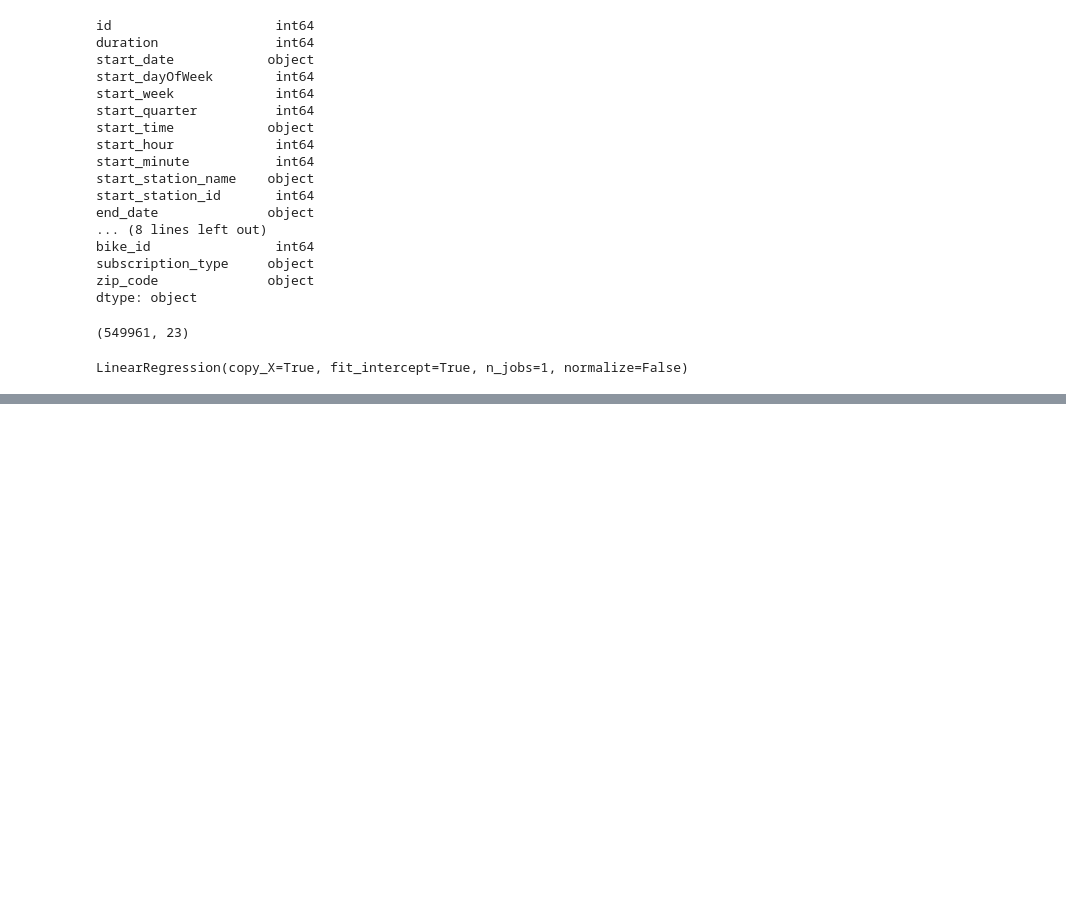
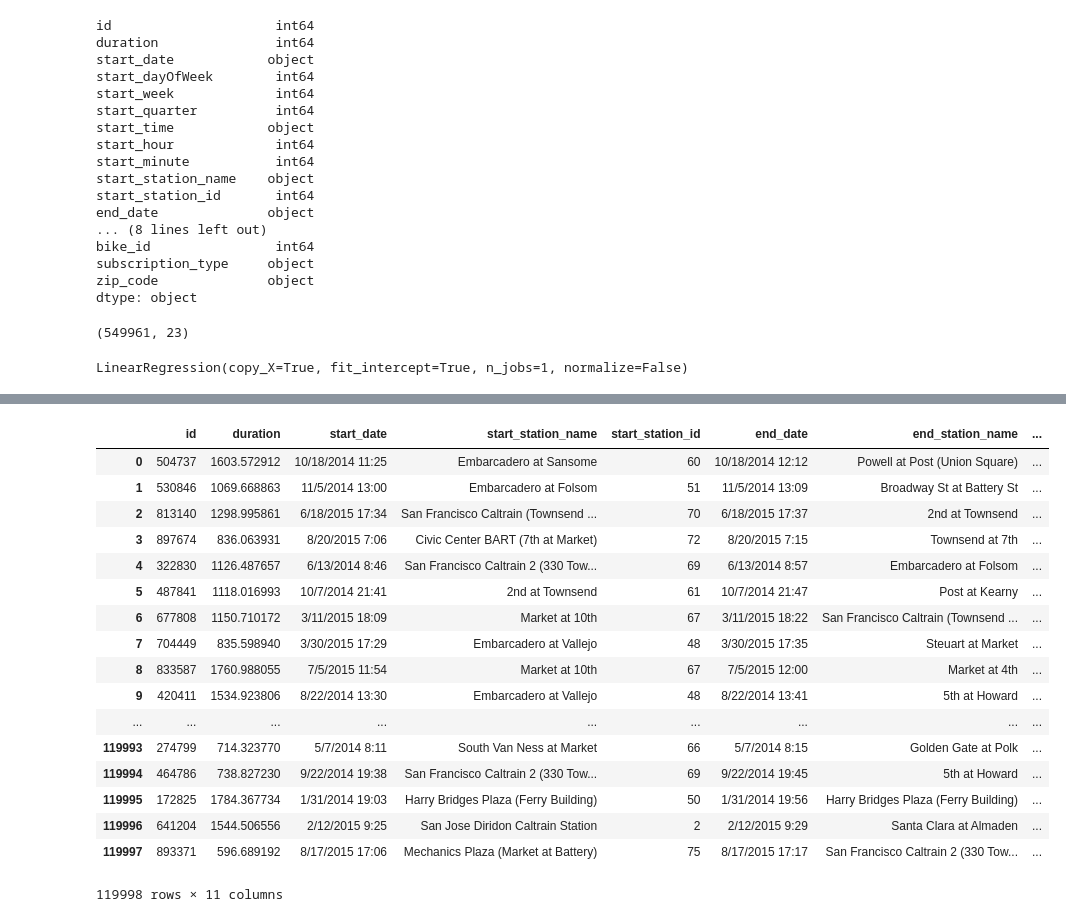
Before and after one commit to rozanecm/7506-MachineLearning, a Jupyter notebook: Notebooks/Some Analysis.ipynb, the cells around one changed output, grey strips where cells are left out. Drawn from its saved outputs; the diff is of its cells as text; code cells hidden in the pictures; blank space fills up the shorter version.

Commit message:
Agregado los Data frame con las duraciones predecidas

```diff
--- a/Notebooks/Some Analysis.ipynb
+++ b/Notebooks/Some Analysis.ipynb
@@ -15,6 +15,7 @@ from matplotlib import pyplot as plt
 # %%
 trainingSet = pd.read_csv('../CSVs/improved_trip_train.csv')
 testingSet = pd.read_csv('../CSVs/improved_trip_test.csv')
+testingOriginal = pd.read_csv('../CSVs/trip_test.csv')
 trainingSet.dtypes
 # %% [output]
 id                     int64
@@ -151,0 +153,30 @@ array([ 1603.57291201,  1069.66886325,  1298.99586064, ...,  1784.36773406,
+# %%
+duration = {
+    'id' : testingSet.id,
+    'duration' : prediction}
+df_duration = pd.DataFrame(duration, columns = ['id','duration'])
+df_duration = pd.merge(df_duration,testingOriginal,on = 'id',how = 'inner')
+df_duration_bis = pd.DataFrame(duration, columns = ['id','duration'])
+df_duration_bis = pd.merge(df_duration_bis,testingSet,on= 'id',how ='inner')
+df_duration_bis = df_duration_bis.loc[:,['id','duration','start_dayOfWeek', 'end_dayOfWeek', 'end_hour', 'start_station_id']]
+# %%
+df_duration
+# %% [output]
+|  | id | duration | start_date | start_station_name | start_station_id | end_date | end_station_name | ... |
+| 0 | 504737 | 1603.572912 | 10/18/2014 11:25 | Embarcadero at Sansome | 60 | 10/18/2014 12:12 | Powell at Post (Union Square) | ... |
+| 1 | 530846 | 1069.668863 | 11/5/2014 13:00 | Embarcadero at Folsom | 51 | 11/5/2014 13:09 | Broadway St at Battery St | ... |
+| 2 | 813140 | 1298.995861 | 6/18/2015 17:34 | San Francisco Caltrain (Townsend ... | 70 | 6/18/2015 17:37 | 2nd at Townsend | ... |
+| 3 | 897674 | 836.063931 | 8/20/2015 7:06 | Civic Center BART (7th at Market) | 72 | 8/20/2015 7:15 | Townsend at 7th | ... |
+| 4 | 322830 | 1126.487657 | 6/13/2014 8:46 | San Francisco Caltrain 2 (330 Tow... | 69 | 6/13/2014 8:57 | Embarcadero at Folsom | ... |
+| 5 | 487841 | 1118.016993 | 10/7/2014 21:41 | 2nd at Townsend | 61 | 10/7/2014 21:47 | Post at Kearny | ... |
+| 6 | 677808 | 1150.710172 | 3/11/2015 18:09 | Market at 10th | 67 | 3/11/2015 18:22 | San Francisco Caltrain (Townsend ... | ... |
+| 7 | 704449 | 835.598940 | 3/30/2015 17:29 | Embarcadero at Vallejo | 48 | 3/30/2015 17:35 | Steuart at Market | ... |
+| 8 | 833587 | 1760.988055 | 7/5/2015 11:54 | Market at 10th | 67 | 7/5/2015 12:00 | Market at 4th | ... |
+| 9 | 420411 | 1534.923806 | 8/22/2014 13:30 | Embarcadero at Vallejo | 48 | 8/22/2014 13:41 | 5th at Howard | ... |
+| ... | ... | ... | ... | ... | ... | ... | ... | ... |
+| 119993 | 274799 | 714.323770 | 5/7/2014 8:11 | South Van Ness at Market | 66 | 5/7/2014 8:15 | Golden Gate at Polk | ... |
+| 119994 | 464786 | 738.827230 | 9/22/2014 19:38 | San Francisco Caltrain 2 (330 Tow... | 69 | 9/22/2014 19:45 | 5th at Howard | ... |
+| 119995 | 172825 | 1784.367734 | 1/31/2014 19:03 | Harry Bridges Plaza (Ferry Building) | 50 | 1/31/2014 19:56 | Harry Bridges Plaza (Ferry Building) | ... |
+| 119996 | 641204 | 1544.506556 | 2/12/2015 9:25 | San Jose Diridon Caltrain Station | 2 | 2/12/2015 9:29 | Santa Clara at Almaden | ... |
+| 119997 | 893371 | 596.689192 | 8/17/2015 17:06 | Mechanics Plaza (Market at Battery) | 75 | 8/17/2015 17:17 | San Francisco Caltrain 2 (330 Tow... | ... |
+119998 rows × 11 columns
```
Also changed, not shown: parts of 3 cells of this notebook.
